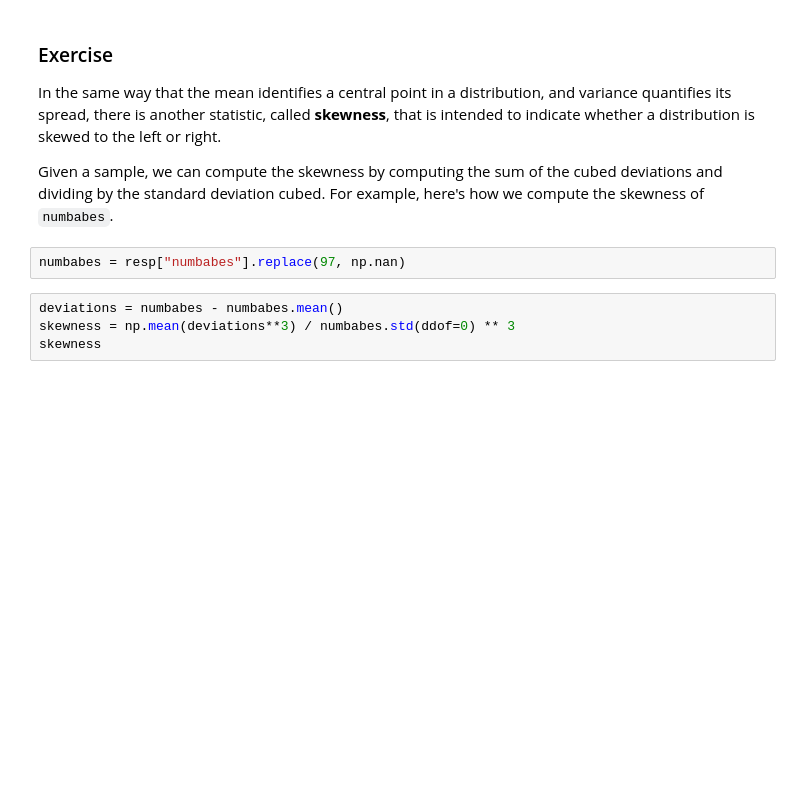
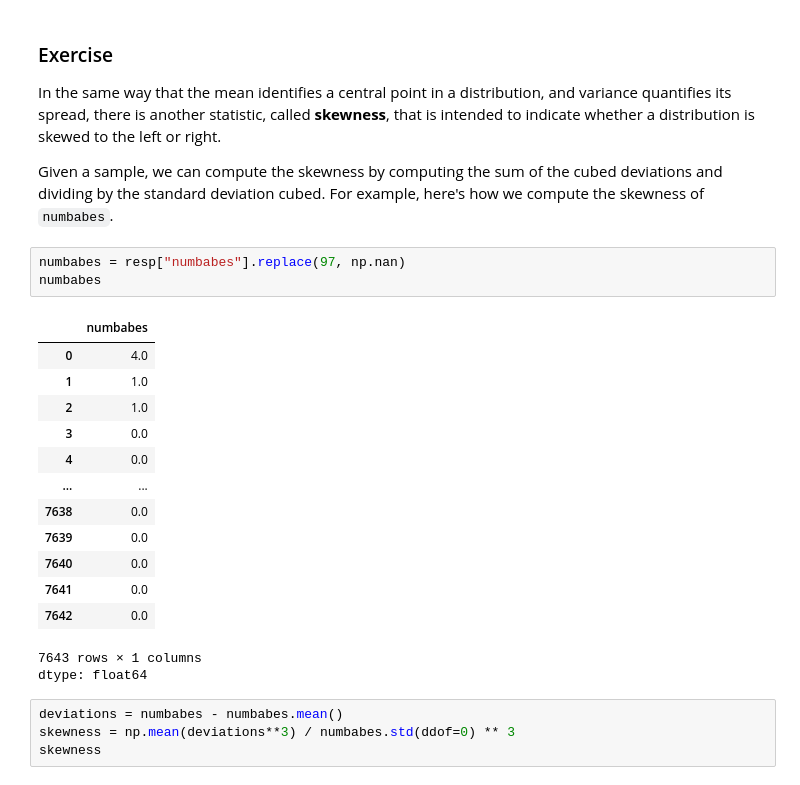
Before and after one commit to tomedds/think_stats_colab, a Jupyter notebook: nb/chap03.ipynb, the cells around one changed output. Saved outputs shown, nothing was run; the diff lists cells and outputs as text; blank space fills up the shorter version.

```diff
--- a/nb/chap03.ipynb
+++ b/nb/chap03.ipynb
@@ -548,6 +569,22 @@ Given a sample, we can compute the skewness by computing the sum of the cubed de
 For example, here's how we compute the skewness of `numbabes`.
 # %%
 numbabes = resp["numbabes"].replace(97, np.nan)
+numbabes
+# %% [output]
+|  | numbabes |
+| 0 | 4.0 |
+| 1 | 1.0 |
+| 2 | 1.0 |
+| 3 | 0.0 |
+| 4 | 0.0 |
+| ... | ... |
+| 7638 | 0.0 |
+| 7639 | 0.0 |
+| 7640 | 0.0 |
+| 7641 | 0.0 |
+| 7642 | 0.0 |
+7643 rows × 1 columns
+dtype: float64
 # %%
 deviations = numbabes - numbabes.mean()
 skewness = np.mean(deviations**3) / numbabes.std(ddof=0) ** 3
```
Also changed, not shown: parts of 4 cells of this notebook.
